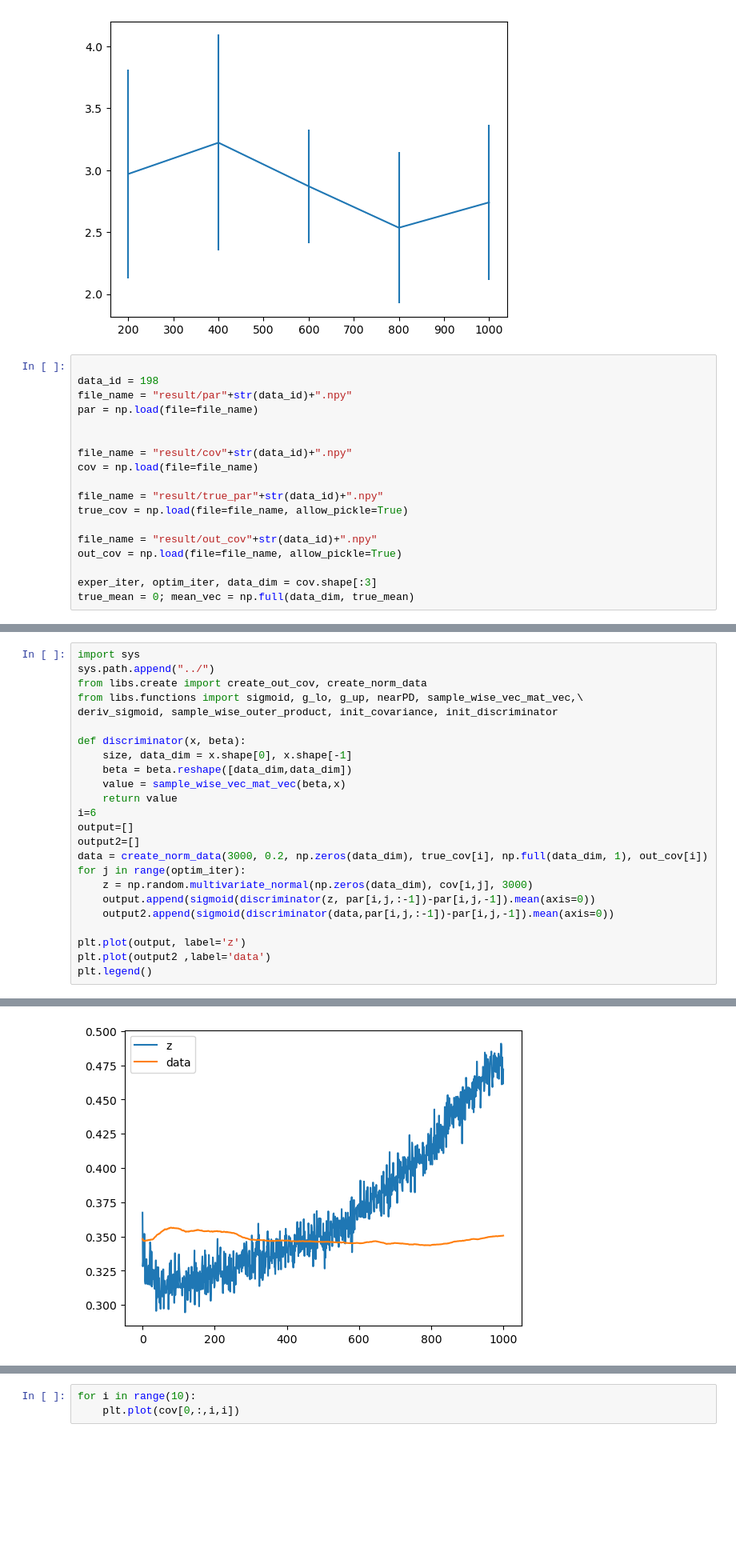
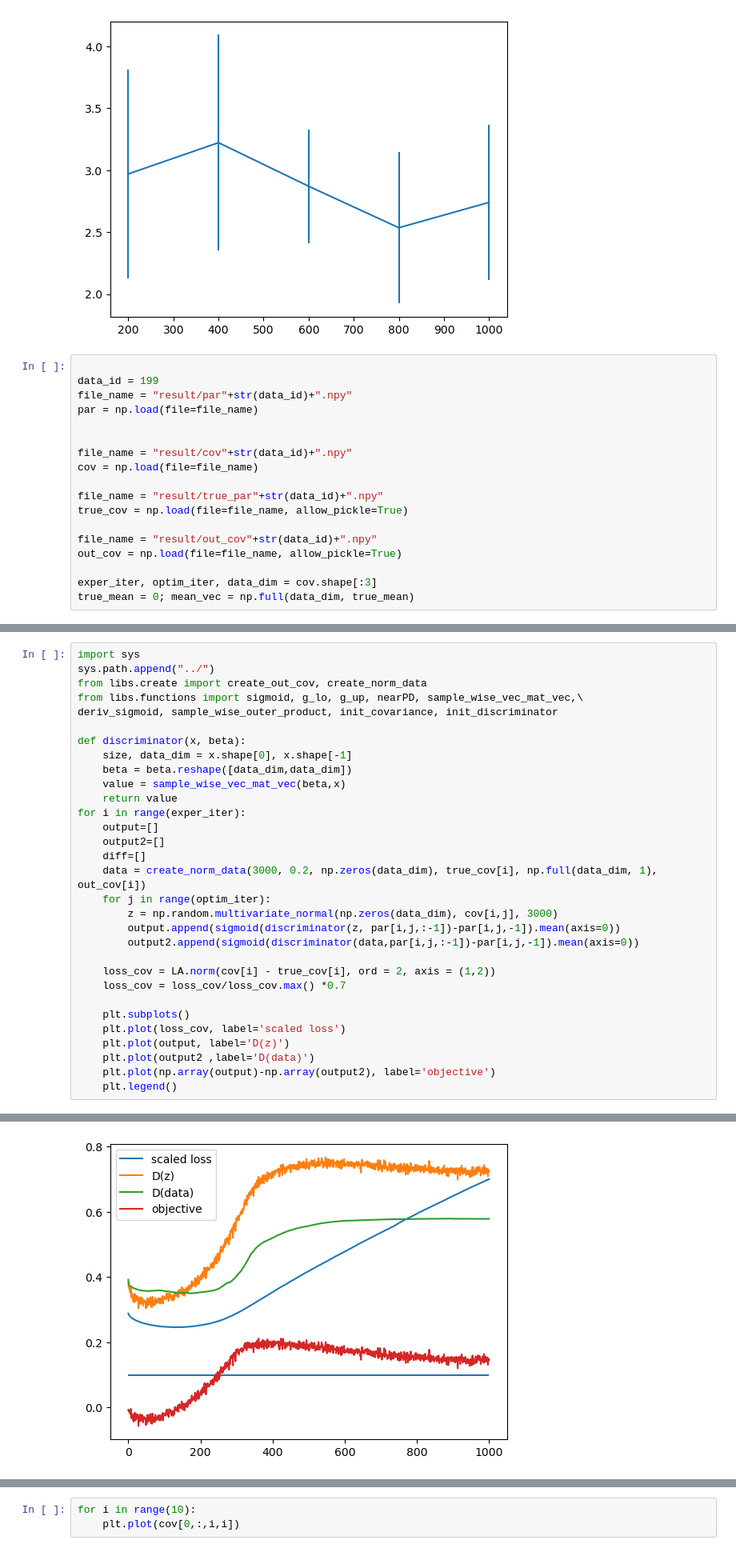
Before and after one commit to monarsan/robust-GAN, a Jupyter notebook: work/fixed_mu/plot_exper_result.ipynb, the cells around one changed output, grey strips where cells are left out. Shown at 80% size. Saved outputs shown, nothing was run; the diff lists cells and outputs as text; blank space fills up the shorter version.

Commit message:
add:plot for output of D

```diff
--- a/work/fixed_mu/plot_exper_result.ipynb
+++ b/work/fixed_mu/plot_exper_result.ipynb
@@ -78,7 +78,7 @@ plt.errorbar(x,mean_f, std_f)
 [figure]
 # %%
 
-data_id = 198
+data_id = 199
 file_name = "result/par"+str(data_id)+".npy"
 par = np.load(file=file_name)
 
@@ -106,16 +148,23 @@ def discriminator(x, beta):
     beta = beta.reshape([data_dim,data_dim])
     value = sample_wise_vec_mat_vec(beta,x)
     return value
-i=6
-output=[]
-output2=[]
-data = create_norm_data(3000, 0.2, np.zeros(data_dim), true_cov[i], np.full(data_dim, 1), out_cov[i])
-for j in range(optim_iter):
-    z = np.random.multivariate_normal(np.zeros(data_dim), cov[i,j], 3000)
-    output.append(sigmoid(discriminator(z, par[i,j,:-1])-par[i,j,-1]).mean(axis=0))
-    output2.append(sigmoid(discriminator(data,par[i,j,:-1])-par[i,j,-1]).mean(axis=0))
+for i in range(exper_iter):
+    output=[]
+    output2=[]
+    diff=[]
+    data = create_norm_data(3000, 0.2, np.zeros(data_dim), true_cov[i], np.full(data_dim, 1), out_cov[i])
+    for j in range(optim_iter):
+        z = np.random.multivariate_normal(np.zeros(data_dim), cov[i,j], 3000)
+        output.append(sigmoid(discriminator(z, par[i,j,:-1])-par[i,j,-1]).mean(axis=0))
+        output2.append(sigmoid(discriminator(data,par[i,j,:-1])-par[i,j,-1]).mean(axis=0))
 
-plt.plot(output, label='z')
-plt.plot(output2 ,label='data')
-plt.legend()
+    loss_cov = LA.norm(cov[i] - true_cov[i], ord = 2, axis = (1,2))
+    loss_cov = loss_cov/loss_cov.max() *0.7
+
+    plt.subplots()
+    plt.plot(loss_cov, label='scaled loss')
+    plt.plot(output, label='D(z)')
+    plt.plot(output2 ,label='D(data)')
+    plt.plot(np.array(output)-np.array(output2), label='objective')
+    plt.legend()
 # %% [output]
@@ -123 +171 @@ plt.legend()
-[figure, old version]
+[figure, new version]
```
Also changed, not shown: parts of 4 cells of this notebook.
